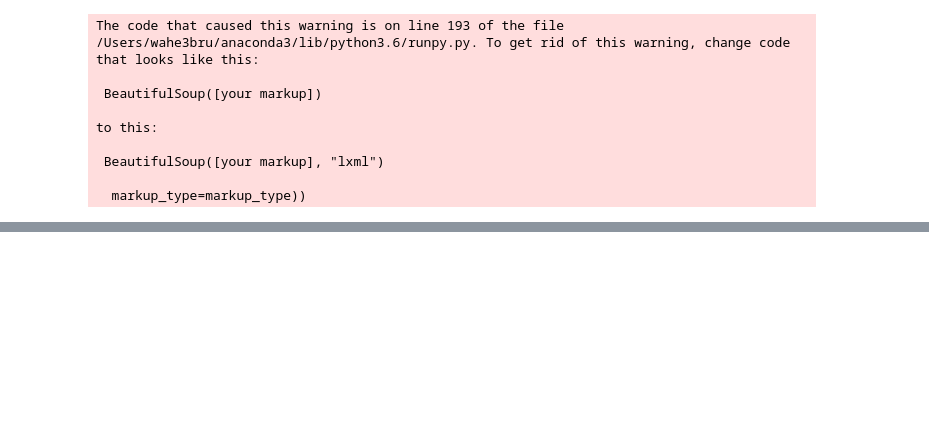
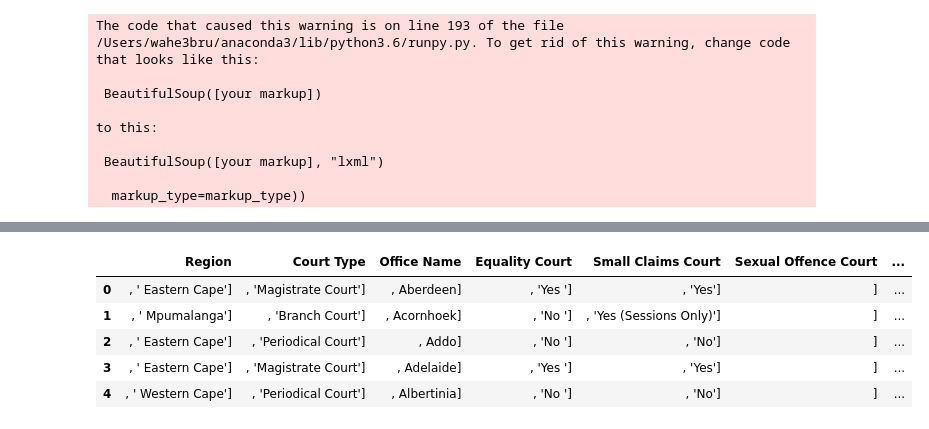
Before and after one commit to codebridge-za/seeking-shelter, a Jupyter notebook: data/courts/court_scraping.ipynb, the cells around one changed output, grey strips where cells are left out. Cells and saved outputs as stored; diff of their text form; code cells hidden in the pictures; blank space fills up the shorter version.

```diff
--- a/data/courts/court_scraping.ipynb
+++ b/data/courts/court_scraping.ipynb
@@ -67,0 +127,9 @@ df.to_csv('courts_raw.csv', index=0)
+# %%
+test.head()
+# %% [output]
+|  | Region | Court Type | Office Name | Equality Court | Small Claims Court | Sexual Offence Court | ... |
+| 0 | , ' Eastern Cape'] | , 'Magistrate Court'] | , Aberdeen] | , 'Yes '] | , 'Yes'] | ] | ... |
+| 1 | , ' Mpumalanga'] | , 'Branch Court'] | , Acornhoek] | , 'No '] | , 'Yes (Sessions Only)'] | ] | ... |
+| 2 | , ' Eastern Cape'] | , 'Periodical Court'] | , Addo] | , 'No '] | , 'No'] | ] | ... |
+| 3 | , ' Eastern Cape'] | , 'Magistrate Court'] | , Adelaide] | , 'Yes '] | , 'Yes'] | ] | ... |
+| 4 | , ' Western Cape'] | , 'Periodical Court'] | , Albertinia] | , 'No '] | , 'No'] | ] | ... |
```
Also changed, not shown: parts of 27 cells of this notebook, 2 other files.
